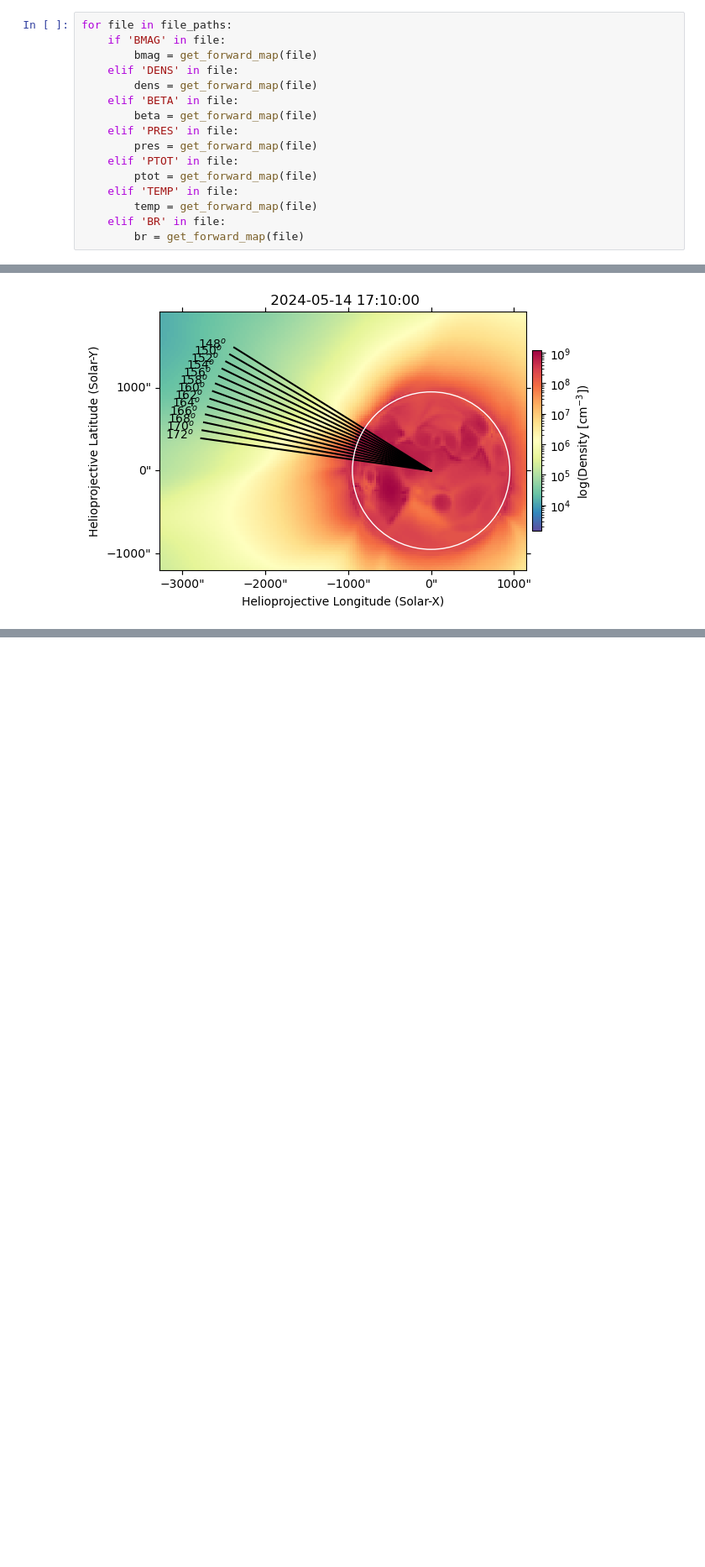
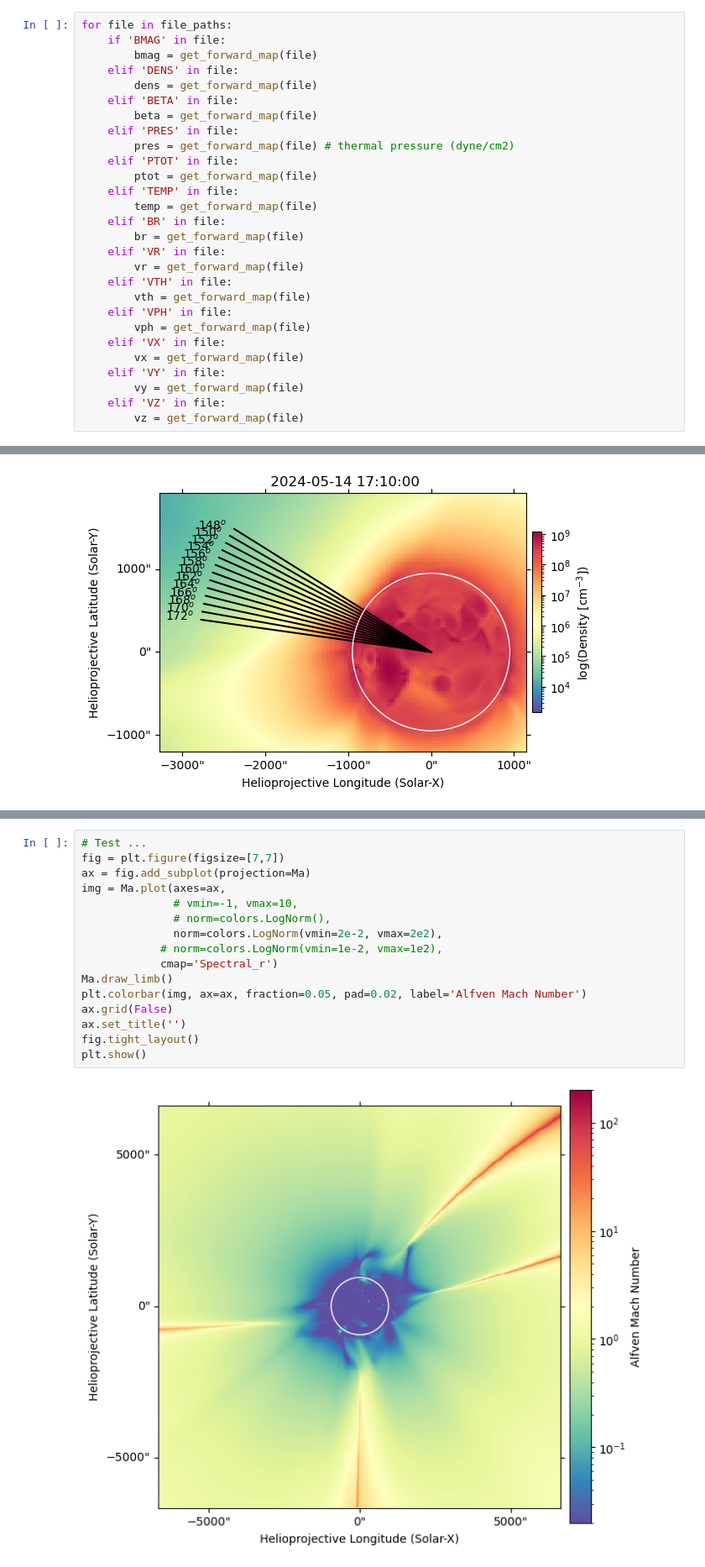
Before and after one commit to MohamedNedal/dias_work, a Jupyter notebook: plot_forward_maps.ipynb, the cells around one changed output, grey strips where cells are left out. Shown at 84% size. Cells and saved outputs as stored; diff of their text form; blank space fills up the shorter version.

```diff
--- a/plot_forward_maps.ipynb
+++ b/plot_forward_maps.ipynb
@@ -133,13 +139,25 @@ for file in file_paths:
     elif 'BETA' in file:
         beta = get_forward_map(file)
     elif 'PRES' in file:
-        pres = get_forward_map(file)
+        pres = get_forward_map(file) # thermal pressure (dyne/cm2)
     elif 'PTOT' in file:
         ptot = get_forward_map(file)
     elif 'TEMP' in file:
         temp = get_forward_map(file)
     elif 'BR' in file:
         br = get_forward_map(file)
+    elif 'VR' in file:
+        vr = get_forward_map(file)
+    elif 'VTH' in file:
+        vth = get_forward_map(file)
+    elif 'VPH' in file:
+        vph = get_forward_map(file)
+    elif 'VX' in file:
+        vx = get_forward_map(file)
+    elif 'VY' in file:
+        vy = get_forward_map(file)
+    elif 'VZ' in file:
+        vz = get_forward_map(file)
 # %%
 # Calculate the Alfven speed map
 mp = astro_const.m_p.to(u.gram).value
@@ -330,0 +432,18 @@ plt.show()
+# %%
+# Test ...
+fig = plt.figure(figsize=[7,7])
+ax = fig.add_subplot(projection=Ma)
+img = Ma.plot(axes=ax,
+              # vmin=-1, vmax=10,
+              # norm=colors.LogNorm(),
+              norm=colors.LogNorm(vmin=2e-2, vmax=2e2),
+            # norm=colors.LogNorm(vmin=1e-2, vmax=1e2),
+            cmap='Spectral_r')
+Ma.draw_limb()
+plt.colorbar(img, ax=ax, fraction=0.05, pad=0.02, label='Alfven Mach Number')
+ax.grid(False)
+ax.set_title('')
+fig.tight_layout()
+plt.show()
+# %% [output]
+[figure, added]
```
Also changed, not shown: parts of 9 cells of this notebook, 4 other files.
